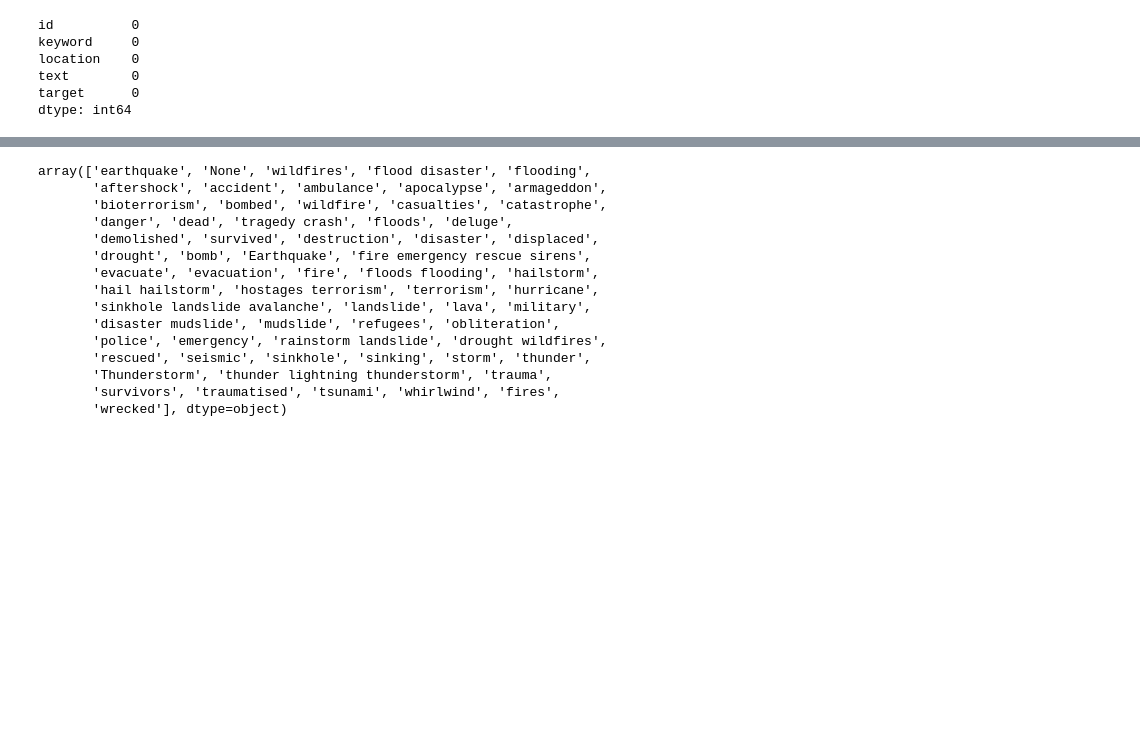
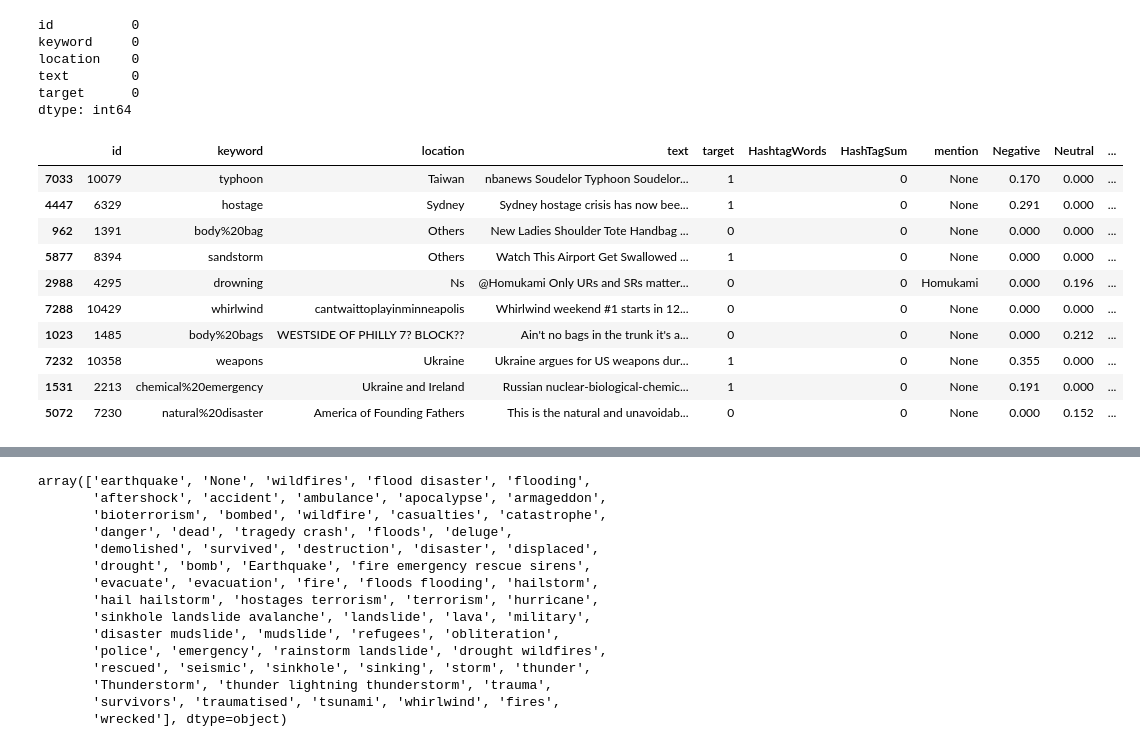
Before and after one commit to Akb-25/Natural-Disaster-Prediction-Kaggle, a Jupyter notebook: work.ipynb, the cells around one changed output, grey strips where cells are left out. Saved outputs shown, nothing was run; the diff lists cells and outputs as text; code cells hidden in the pictures; blank space fills up the shorter version.

```diff
--- a/work.ipynb
+++ b/work.ipynb
@@ -393,0 +399,14 @@ train["SentimentScore"]=train["text"].apply(sentimentInput)
+# %%
+train.sample(10)
+# %% [output]
+|  | id | keyword | location | text | target | HashtagWords | HashTagSum | mention | Negative | Neutral | ... |
+| 7033 | 10079 | typhoon | Taiwan | nbanews Soudelor Typhoon Soudelor... | 1 |  | 0 | None | 0.170 | 0.000 | ... |
+| 4447 | 6329 | hostage | Sydney | Sydney hostage crisis has now bee... | 1 |  | 0 | None | 0.291 | 0.000 | ... |
+| 962 | 1391 | body%20bag | Others | New Ladies Shoulder Tote Handbag ... | 0 |  | 0 | None | 0.000 | 0.000 | ... |
+| 5877 | 8394 | sandstorm | Others | Watch This Airport Get Swallowed ... | 1 |  | 0 | None | 0.000 | 0.000 | ... |
+| 2988 | 4295 | drowning | Ns | @Homukami Only URs and SRs matter... | 0 |  | 0 | Homukami | 0.000 | 0.196 | ... |
+| 7288 | 10429 | whirlwind | cantwaittoplayinminneapolis | Whirlwind weekend #1 starts in 12... | 0 |  | 0 | None | 0.000 | 0.000 | ... |
+| 1023 | 1485 | body%20bags | WESTSIDE OF PHILLY 7? BLOCK?? | Ain't no bags in the trunk it's a... | 0 |  | 0 | None | 0.000 | 0.212 | ... |
+| 7232 | 10358 | weapons | Ukraine | Ukraine argues for US weapons dur... | 1 |  | 0 | None | 0.355 | 0.000 | ... |
+| 1531 | 2213 | chemical%20emergency | Ukraine and Ireland | Russian nuclear-biological-chemic... | 1 |  | 0 | None | 0.191 | 0.000 | ... |
+| 5072 | 7230 | natural%20disaster | America of Founding Fathers | This is the natural and unavoidab... | 0 |  | 0 | None | 0.000 | 0.152 | ... |
```
Also changed, not shown: parts of 39 cells of this notebook, 1 other file.
